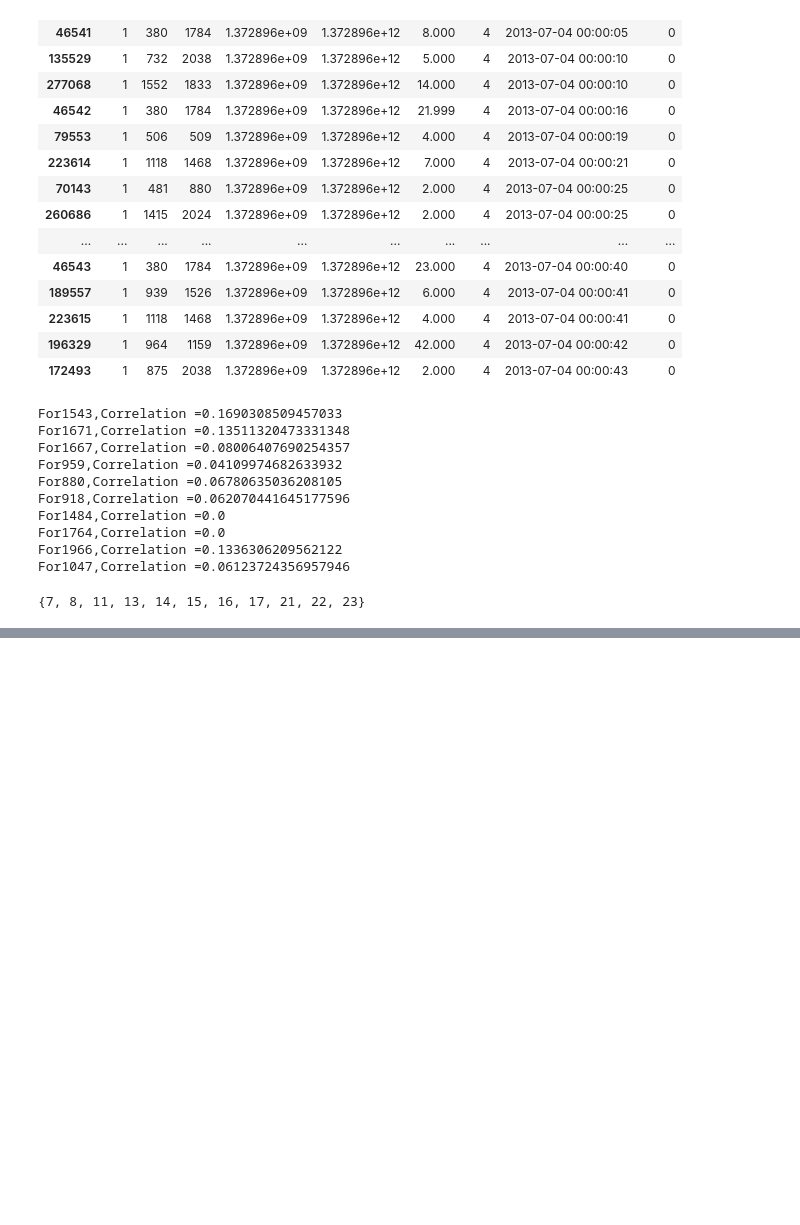
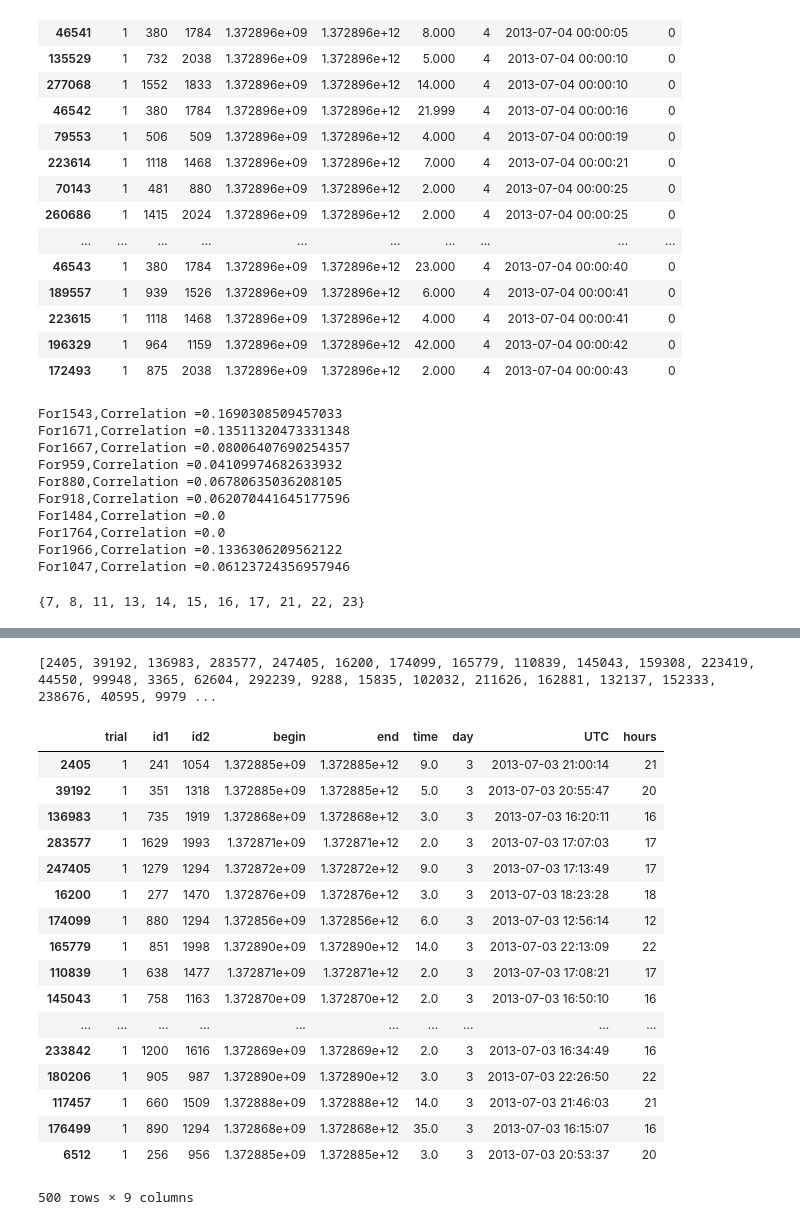
Before and after one commit to rc1208/Bees-food-network-analysis, a Jupyter notebook: Be-Temporal.ipynb, the cells around one changed output, grey strips where cells are left out. Drawn from its saved outputs; the diff is of its cells as text; code cells hidden in the pictures; blank space fills up the shorter version.

```diff
--- a/Be-Temporal.ipynb
+++ b/Be-Temporal.ipynb
@@ -504,0 +503,43 @@ For955,Correlation =0.0
+# %%
+bee_list_hours = []
+count = 0
+#window = (4,5)
+while(len(bee_list_hours) != 500):
+    node_index =  np.random.choice(list(data_day_3.index),1, replace = False)
+    node_id = data_day_3.at[node_index[0],'id1']
+    node_id_df = data_day_3[data_day_3['id1'] == node_id]
+   # print(node_id_df)
+    hours = data_day_3.at[node_index[0],'hours']
+    #if window[0] in node_id_df.hours.values and window[1] in node_id_df.hours.values:
+        #print(node_index[0])
+        #bee_list_hours.append(node_index[0])
+    if (hours+1) in node_id_df.hours.values:
+        bee_list_hours.append(node_index[0])
+        count+=1
+
+print(bee_list_hours)
+# %% [output]
+[2405, 39192, 136983, 283577, 247405, 16200, 174099, 165779, 110839, 145043, 159308, 223419, 44550, 99948, 3365, 62604, 292239, 9288, 15835, 102032, 211626, 162881, 132137, 152333, 238676, 40595, 9979 ...
+# %%
+df_hr_format = data_day_3.loc[bee_list_hours,:]
+# %%
+df_hr_format
+# %% [output]
+|  | trial | id1 | id2 | begin | end | time | day | UTC | hours |
+| 2405 | 1 | 241 | 1054 | 1.372885e+09 | 1.372885e+12 | 9.0 | 3 | 2013-07-03 21:00:14 | 21 |
+| 39192 | 1 | 351 | 1318 | 1.372885e+09 | 1.372885e+12 | 5.0 | 3 | 2013-07-03 20:55:47 | 20 |
+| 136983 | 1 | 735 | 1919 | 1.372868e+09 | 1.372868e+12 | 3.0 | 3 | 2013-07-03 16:20:11 | 16 |
+| 283577 | 1 | 1629 | 1993 | 1.372871e+09 | 1.372871e+12 | 2.0 | 3 | 2013-07-03 17:07:03 | 17 |
+| 247405 | 1 | 1279 | 1294 | 1.372872e+09 | 1.372872e+12 | 9.0 | 3 | 2013-07-03 17:13:49 | 17 |
+| 16200 | 1 | 277 | 1470 | 1.372876e+09 | 1.372876e+12 | 3.0 | 3 | 2013-07-03 18:23:28 | 18 |
+| 174099 | 1 | 880 | 1294 | 1.372856e+09 | 1.372856e+12 | 6.0 | 3 | 2013-07-03 12:56:14 | 12 |
+| 165779 | 1 | 851 | 1998 | 1.372890e+09 | 1.372890e+12 | 14.0 | 3 | 2013-07-03 22:13:09 | 22 |
+| 110839 | 1 | 638 | 1477 | 1.372871e+09 | 1.372871e+12 | 2.0 | 3 | 2013-07-03 17:08:21 | 17 |
+| 145043 | 1 | 758 | 1163 | 1.372870e+09 | 1.372870e+12 | 2.0 | 3 | 2013-07-03 16:50:10 | 16 |
+| ... | ... | ... | ... | ... | ... | ... | ... | ... | ... |
+| 233842 | 1 | 1200 | 1616 | 1.372869e+09 | 1.372869e+12 | 2.0 | 3 | 2013-07-03 16:34:49 | 16 |
+| 180206 | 1 | 905 | 987 | 1.372890e+09 | 1.372890e+12 | 3.0 | 3 | 2013-07-03 22:26:50 | 22 |
+| 117457 | 1 | 660 | 1509 | 1.372888e+09 | 1.372888e+12 | 14.0 | 3 | 2013-07-03 21:46:03 | 21 |
+| 176499 | 1 | 890 | 1294 | 1.372868e+09 | 1.372868e+12 | 35.0 | 3 | 2013-07-03 16:15:07 | 16 |
+| 6512 | 1 | 256 | 956 | 1.372885e+09 | 1.372885e+12 | 3.0 | 3 | 2013-07-03 20:53:37 | 20 |
+500 rows × 9 columns
```
Also changed, not shown: parts of 10 cells of this notebook.
